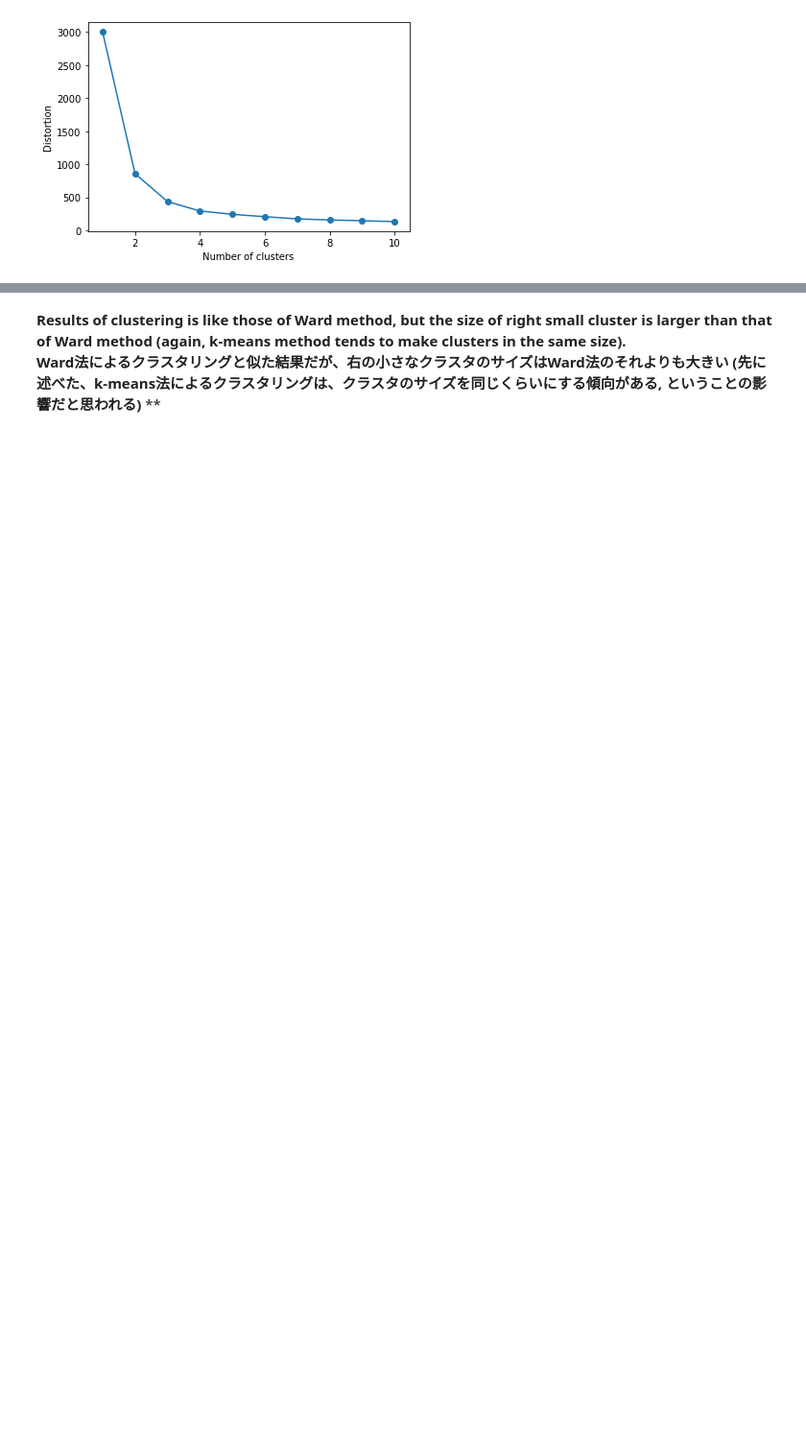
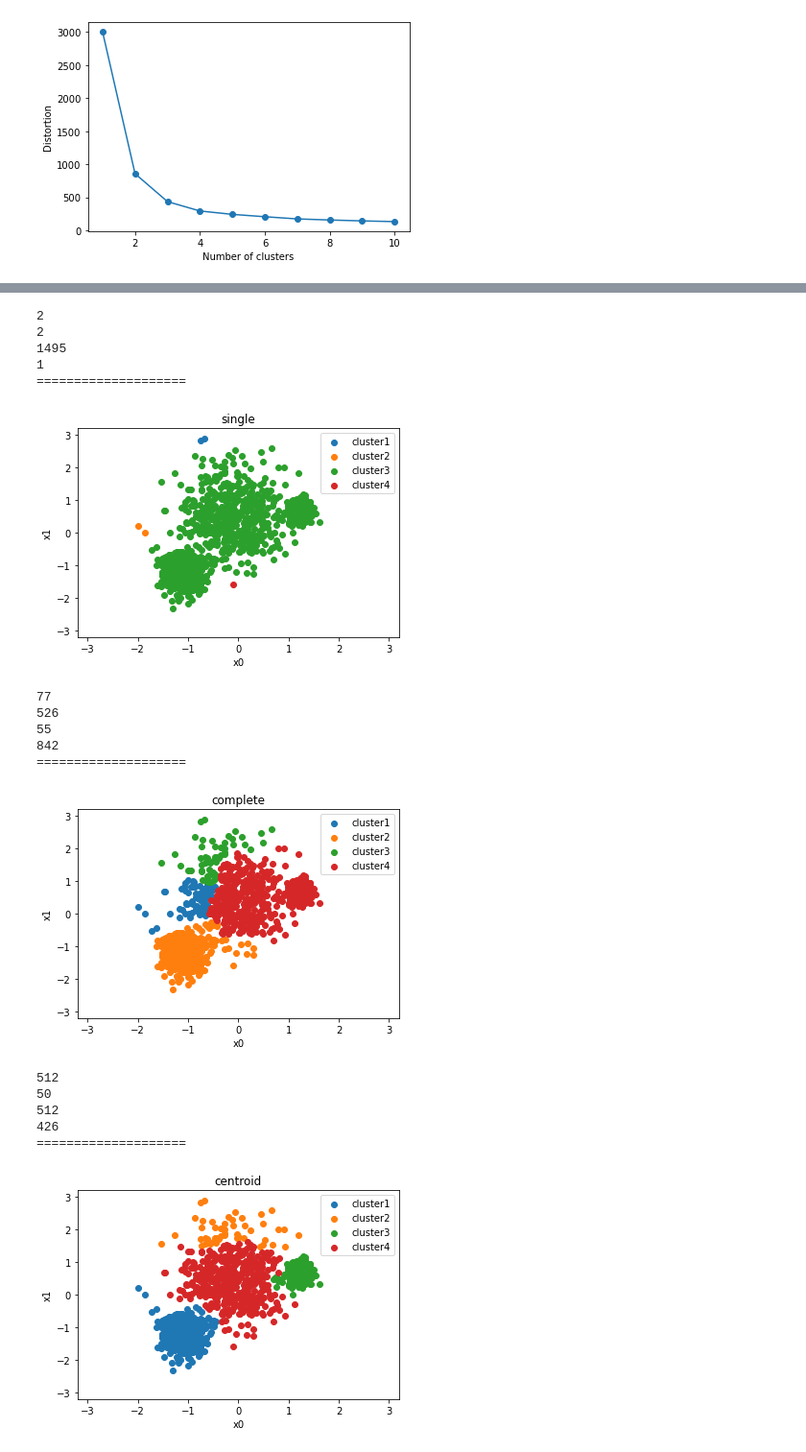
Before and after one commit to danganhvu1998/myINIAD, a Jupyter notebook: specializedSubjects/AI/ai-06/ai-06-assign1-ans.ipynb, the cells around one changed output, grey strips where cells are left out. Shown at 96% size. Cells and saved outputs as stored; diff of their text form; code cells hidden in the pictures; blank space fills up the shorter version.

```diff
--- a/specializedSubjects/AI/ai-06/ai-06-assign1-ans.ipynb
+++ b/specializedSubjects/AI/ai-06/ai-06-assign1-ans.ipynb
@@ -124,4 +97,41 @@ plt.show()
-# %% [markdown]
-**Results of clustering is like those of Ward method, but the size of right small cluster is larger than that of Ward method (again, k-means method tends to make clusters in the same size).**
-**Ward法によるクラスタリングと似た結果だが、右の小さなクラスタのサイズはWard法のそれよりも大きい (先に述べた、k-means法によるクラスタリングは、クラスタのサイズを同じくらいにする傾向がある, ということの影響だと思われる)**
-                                            **
+# %%
+n_clusters = 4
+for lin in ['single', 'complete', 'centroid', 'average', 'ward']:
+    Z = linkage(df, method=lin, metric='euclidean')
+    cls = fcluster(Z, n_clusters, criterion='maxclust')
+    np_cls = np.array(cls)
+    print(np.count_nonzero(np_cls == 1))
+    print(np.count_nonzero(np_cls == 2))
+    print(np.count_nonzero(np_cls == 3))
+    print(np.count_nonzero(np_cls == 4))
+    print("====================")
+    for i in range(1, n_clusters+1):
+        df_cls = df[ cls==i ]
+        plt.title(lin)
+        plt.scatter(df_cls['x0'], df_cls['x1'],
+                    label='cluster{}'.format(i))
+    plt.xlim(-3.2, 3.2)
+    plt.ylim(-3.2, 3.2)
+    plt.xlabel('x0')
+    plt.ylabel('x1')
+    plt.legend()
+    plt.show()
+# %% [output]
+2
+2
+1495
+1
+====================
+[figure, added]
+77
+526
+55
+842
+====================
+[figure, added]
+512
+50
+512
+426
+====================
+[figure, added]
```
Also changed, not shown: parts of 23 cells of this notebook, 4 other files.
